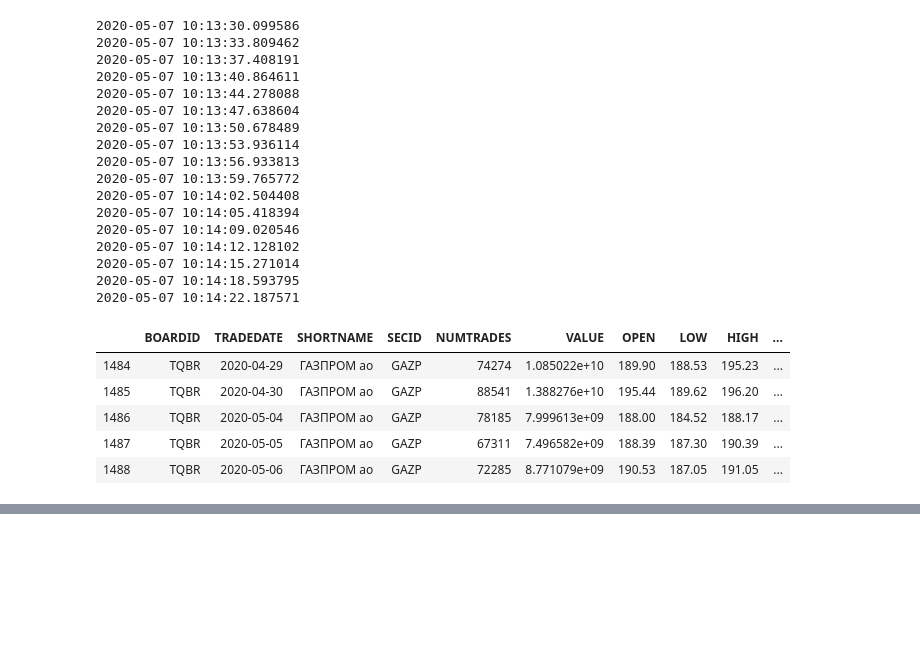
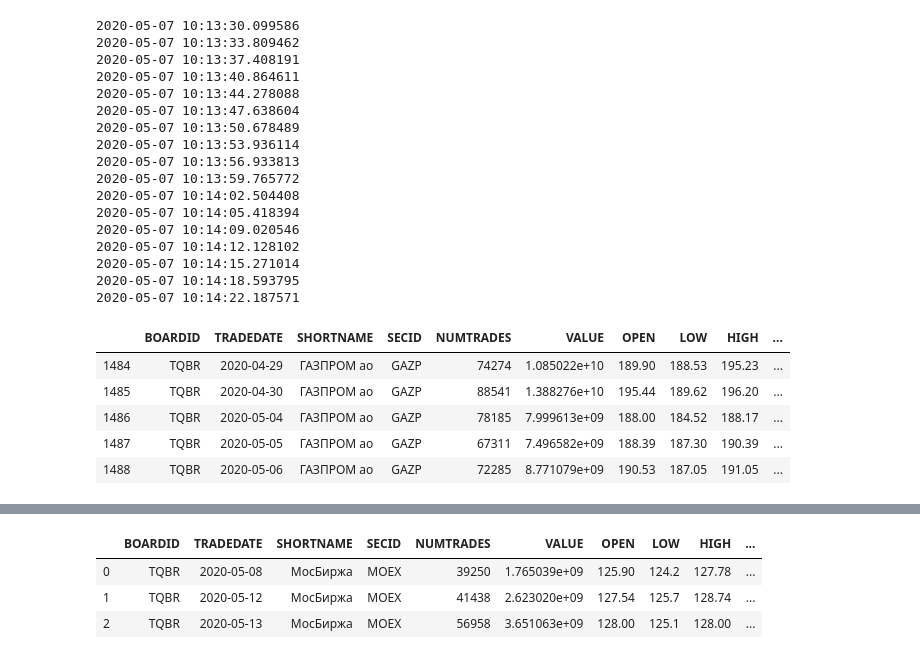
Before and after one commit to inikishin/Pandora, a Jupyter notebook: Notebooks/MOEX API.ipynb, the cells around one changed output, grey strips where cells are left out. Drawn from its saved outputs; the diff is of its cells as text; code cells hidden in the pictures; blank space fills up the shorter version.

```diff
--- a/Notebooks/MOEX API.ipynb
+++ b/Notebooks/MOEX API.ipynb
@@ -492,0 +582,58 @@ history_data.to_csv('./data/' + ticker + '_data.csv')
+# %%
+url_prefix = 'http://iss.moex.com/'
+engine = 'stock'
+market = 'shares'
+board = 'TQBR'
+interval='24'
+
+response = requests.get(url_prefix +
+                            '/iss/history/engines/'+ engine +
+                            '/markets/' + market +
+                            '/boards/' + board +
+                            '/securities/' + ticker +
+                            '/dates.json')
+
+from_date = max_date
+till_date = json.loads(response.text)['dates']['data'][0][1]
+
+params = {'from': from_date,
+             'till': till_date,
+             'interval': interval,
+             'start': '0'}
+response = requests.get(url_prefix +
+                            '/iss/history/engines/'+ engine +
+                            '/markets/' + market +
+                            '/boards/' + board +
+                            '/securities/' + ticker +
+                            '/candles.json', params)
+data=json.loads(response.text)['history']['data']
+data_cols = json.loads(response.text)['history']['columns']
+history_data = pd.DataFrame(columns=data_cols)
+s=0
+
+while len(data)>0:
+    params = {'from': from_date,
+                 'till': till_date,
+                 'interval': interval,
+                 'start': str(s)}
+    response = requests.get(url_prefix +
+                                '/iss/history/engines/'+ engine +
+                                '/markets/' + market +
+                                '/boards/' + board +
+                                '/securities/' + ticker +
+                                '/candles.json', params)
+    data=json.loads(response.text)['history']['data']
+    if len(data) > 0:
+        history_data = history_data.append(pd.DataFrame(data=data, columns=data_cols))
+    s = s + 100
+    time.sleep(3)
+
+history_data['TRADEDATE'] = pd.to_datetime(history_data.TRADEDATE)
+history_data.reset_index(inplace=True)
+history_data.drop('index', axis=1, inplace=True)
+history_data
+# %% [output]
+|  | BOARDID | TRADEDATE | SHORTNAME | SECID | NUMTRADES | VALUE | OPEN | LOW | HIGH | ... |
+| 0 | TQBR | 2020-05-08 | МосБиржа | MOEX | 39250 | 1.765039e+09 | 125.90 | 124.2 | 127.78 | ... |
+| 1 | TQBR | 2020-05-12 | МосБиржа | MOEX | 41438 | 2.623020e+09 | 127.54 | 125.7 | 128.74 | ... |
+| 2 | TQBR | 2020-05-13 | МосБиржа | MOEX | 56958 | 3.651063e+09 | 128.00 | 125.1 | 128.00 | ... |
```
Also changed, not shown: parts of 8 cells of this notebook, 12 other files.
